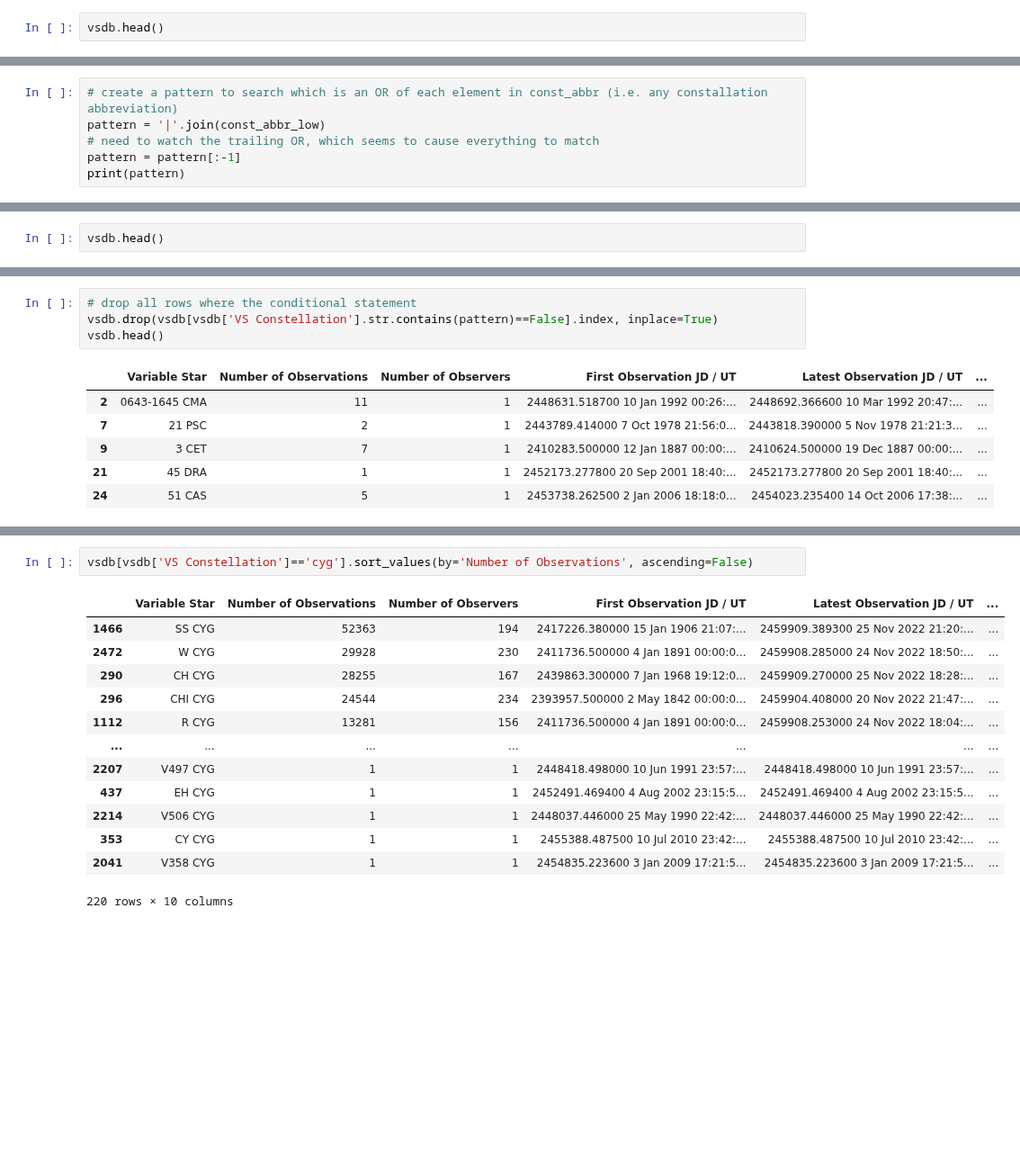
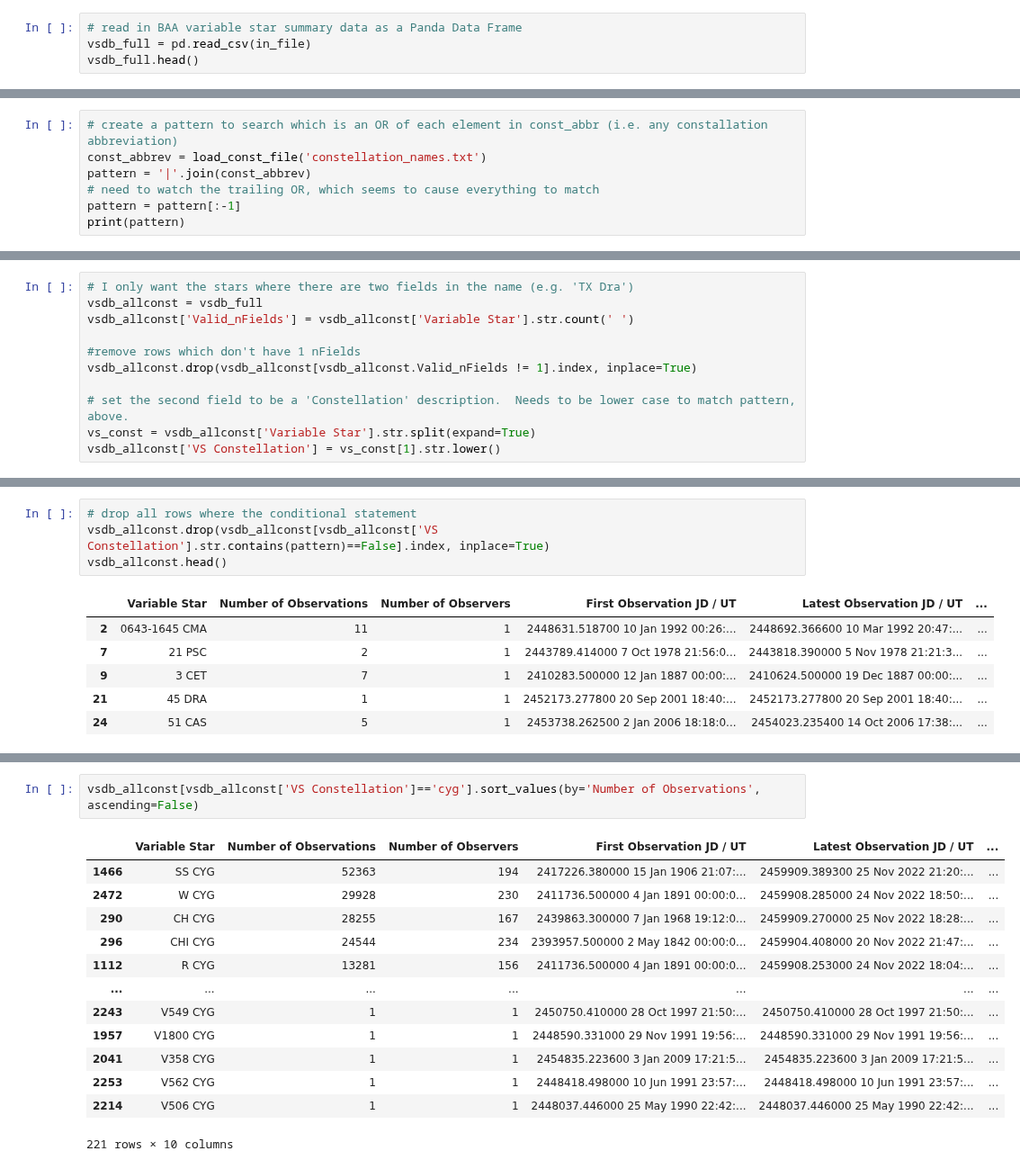
Before and after one commit to cjohnevans/Astro, a Jupyter notebook: review_baa_database_summary.ipynb, the cells around one changed output, grey strips where cells are left out. Shown at 90% size. Saved outputs shown, nothing was run; the diff lists cells and outputs as text; blank space fills up the shorter version.

```diff
--- a/review_baa_database_summary.ipynb
+++ b/review_baa_database_summary.ipynb
@@ -22,5 +19,7 @@ vsdb = pd.read_csv(in_file)
 # %%
-vsdb.head()
+# read in BAA variable star summary data as a Panda Data Frame
+vsdb_full = pd.read_csv(in_file)
+vsdb_full.head()
 # %% [output]
 |  | Variable Star | Number of Observations | Number of Observers | First Observation JD / UT | Latest Observation JD / UT | ... |
 | 0 | 0531+00 | 2 | 1 | 2448216.495000 20 Nov 1990 23:52:... | 2449391.448000 7 Feb 1994 22:45:0... | ... |
@@ -105,6 +81,7 @@ vsdb[['Variable Star', 'Number of Observations', 'Number of Observers']].sort_va
 # %%
 # create a pattern to search which is an OR of each element in const_abbr (i.e. any constallation abbreviation)
-pattern = '|'.join(const_abbr_low)
+const_abbrev = load_const_file('constellation_names.txt')
+pattern = '|'.join(const_abbrev)
 # need to watch the trailing OR, which seems to cause everything to match
 pattern = pattern[:-1]
 print(pattern)
@@ -140,2 +90,11 @@ vsdb['VS Constellation'] = vs_const[1].str.lower()
 # %%
-vsdb.head()
+# I only want the stars where there are two fields in the name (e.g. 'TX Dra')
+vsdb_allconst = vsdb_full
+vsdb_allconst['Valid_nFields'] = vsdb_allconst['Variable Star'].str.count(' ')
+
+#remove rows which don't have 1 nFields
+vsdb_allconst.drop(vsdb_allconst[vsdb_allconst.Valid_nFields != 1].index, inplace=True)
+
+# set the second field to be a 'Constellation' description.  Needs to be lower case to match pattern, above.
+vs_const = vsdb_allconst['Variable Star'].str.split(expand=True)
+vsdb_allconst['VS Constellation'] = vs_const[1].str.lower()
@@ -165,7 +117,7 @@ Name: VS Constellation, Length: 2507, dtype: bool
 # %%
 # drop all rows where the conditional statement
-vsdb.drop(vsdb[vsdb['VS Constellation'].str.contains(pattern)==False].index, inplace=True)
-vsdb.head()
+vsdb_allconst.drop(vsdb_allconst[vsdb_allconst['VS Constellation'].str.contains(pattern)==False].index, inplace=True)
+vsdb_allconst.head()
 # %% [output]
 |  | Variable Star | Number of Observations | Number of Observers | First Observation JD / UT | Latest Observation JD / UT | ... |
 | 2 | 0643-1645 CMA | 11 | 1 | 2448631.518700 10 Jan 1992 00:26:... | 2448692.366600 10 Mar 1992 20:47:... | ... |
@@ -204,16 +218,16 @@ Length: 92, dtype: int64
 # %%
-vsdb[vsdb['VS Constellation']=='cyg'].sort_values(by='Number of Observations', ascending=False)
+vsdb_allconst[vsdb_allconst['VS Constellation']=='cyg'].sort_values(by='Number of Observations', ascending=False)
 # %% [output]
 |  | Variable Star | Number of Observations | Number of Observers | First Observation JD / UT | Latest Observation JD / UT | ... |
 | 1466 | SS CYG | 52363 | 194 | 2417226.380000 15 Jan 1906 21:07:... | 2459909.389300 25 Nov 2022 21:20:... | ... |
 | 2472 | W CYG | 29928 | 230 | 2411736.500000 4 Jan 1891 00:00:0... | 2459908.285000 24 Nov 2022 18:50:... | ... |
 | 290 | CH CYG | 28255 | 167 | 2439863.300000 7 Jan 1968 19:12:0... | 2459909.270000 25 Nov 2022 18:28:... | ... |
 | 296 | CHI CYG | 24544 | 234 | 2393957.500000 2 May 1842 00:00:0... | 2459904.408000 20 Nov 2022 21:47:... | ... |
 | 1112 | R CYG | 13281 | 156 | 2411736.500000 4 Jan 1891 00:00:0... | 2459908.253000 24 Nov 2022 18:04:... | ... |
 | ... | ... | ... | ... | ... | ... | ... |
-| 2207 | V497 CYG | 1 | 1 | 2448418.498000 10 Jun 1991 23:57:... | 2448418.498000 10 Jun 1991 23:57:... | ... |
-| 437 | EH CYG | 1 | 1 | 2452491.469400 4 Aug 2002 23:15:5... | 2452491.469400 4 Aug 2002 23:15:5... | ... |
+| 2243 | V549 CYG | 1 | 1 | 2450750.410000 28 Oct 1997 21:50:... | 2450750.410000 28 Oct 1997 21:50:... | ... |
+| 1957 | V1800 CYG | 1 | 1 | 2448590.331000 29 Nov 1991 19:56:... | 2448590.331000 29 Nov 1991 19:56:... | ... |
+| 2041 | V358 CYG | 1 | 1 | 2454835.223600 3 Jan 2009 17:21:5... | 2454835.223600 3 Jan 2009 17:21:5... | ... |
+| 2253 | V562 CYG | 1 | 1 | 2448418.498000 10 Jun 1991 23:57:... | 2448418.498000 10 Jun 1991 23:57:... | ... |
 | 2214 | V506 CYG | 1 | 1 | 2448037.446000 25 May 1990 22:42:... | 2448037.446000 25 May 1990 22:42:... | ... |
-| 353 | CY CYG | 1 | 1 | 2455388.487500 10 Jul 2010 23:42:... | 2455388.487500 10 Jul 2010 23:42:... | ... |
-| 2041 | V358 CYG | 1 | 1 | 2454835.223600 3 Jan 2009 17:21:5... | 2454835.223600 3 Jan 2009 17:21:5... | ... |
-220 rows × 10 columns
+221 rows × 10 columns
```
Also changed, not shown: parts of 30 cells of this notebook, 3 other files.
